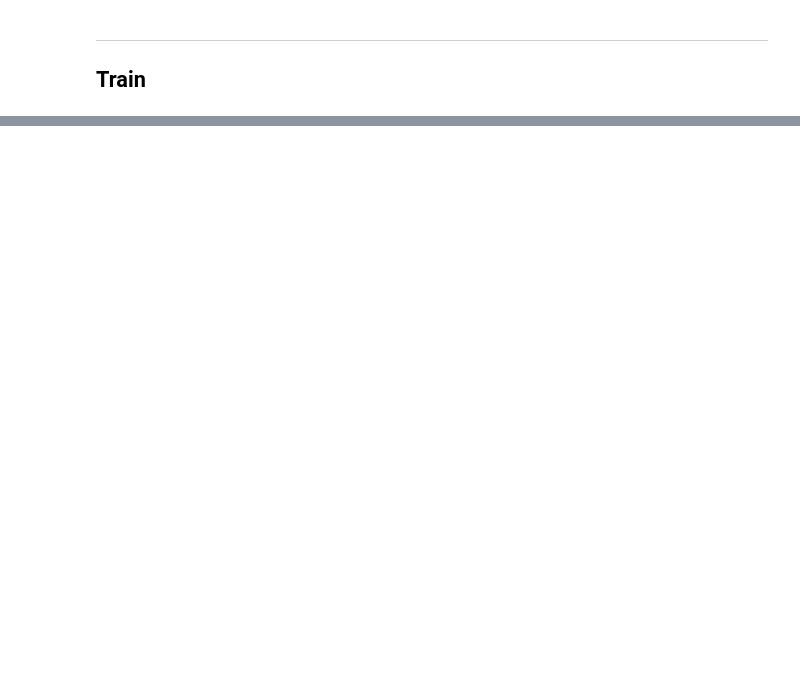
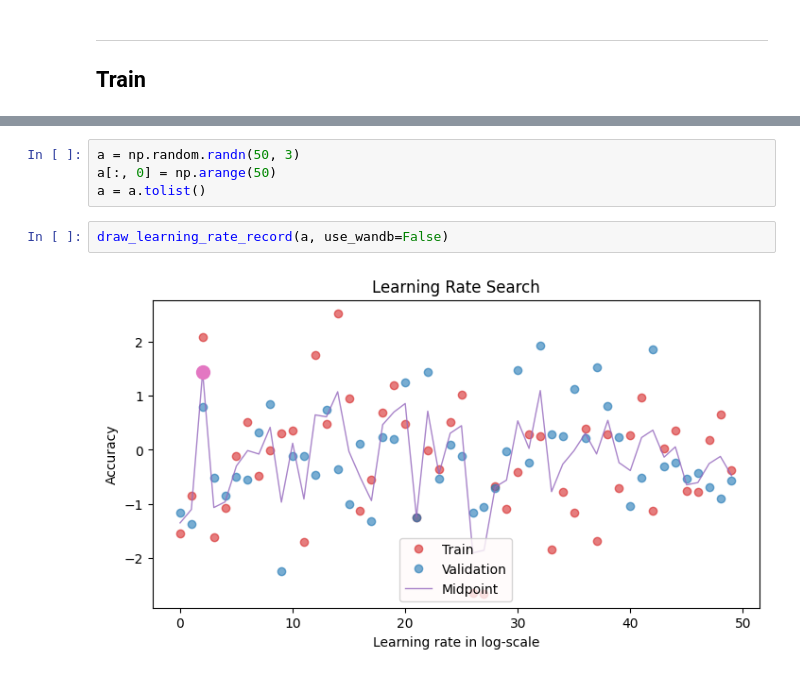
Before and after one commit to nightchell2020/CG-MEA, a Jupyter notebook: 05_Train.ipynb, the cells around one changed output, grey strips where cells are left out. Cells and saved outputs as stored; diff of their text form; blank space fills up the shorter version.

```diff
--- a/05_Train.ipynb
+++ b/05_Train.ipynb
@@ -502,0 +509,8 @@ with wandb_run:
+# %%
+a = np.random.randn(50, 3)
+a[:, 0] = np.arange(50)
+a = a.tolist()
+# %%
+draw_learning_rate_record(a, use_wandb=False)
+# %% [output]
+[figure, added]
```
Also changed, not shown: parts of 4 cells of this notebook, 7 other files.
